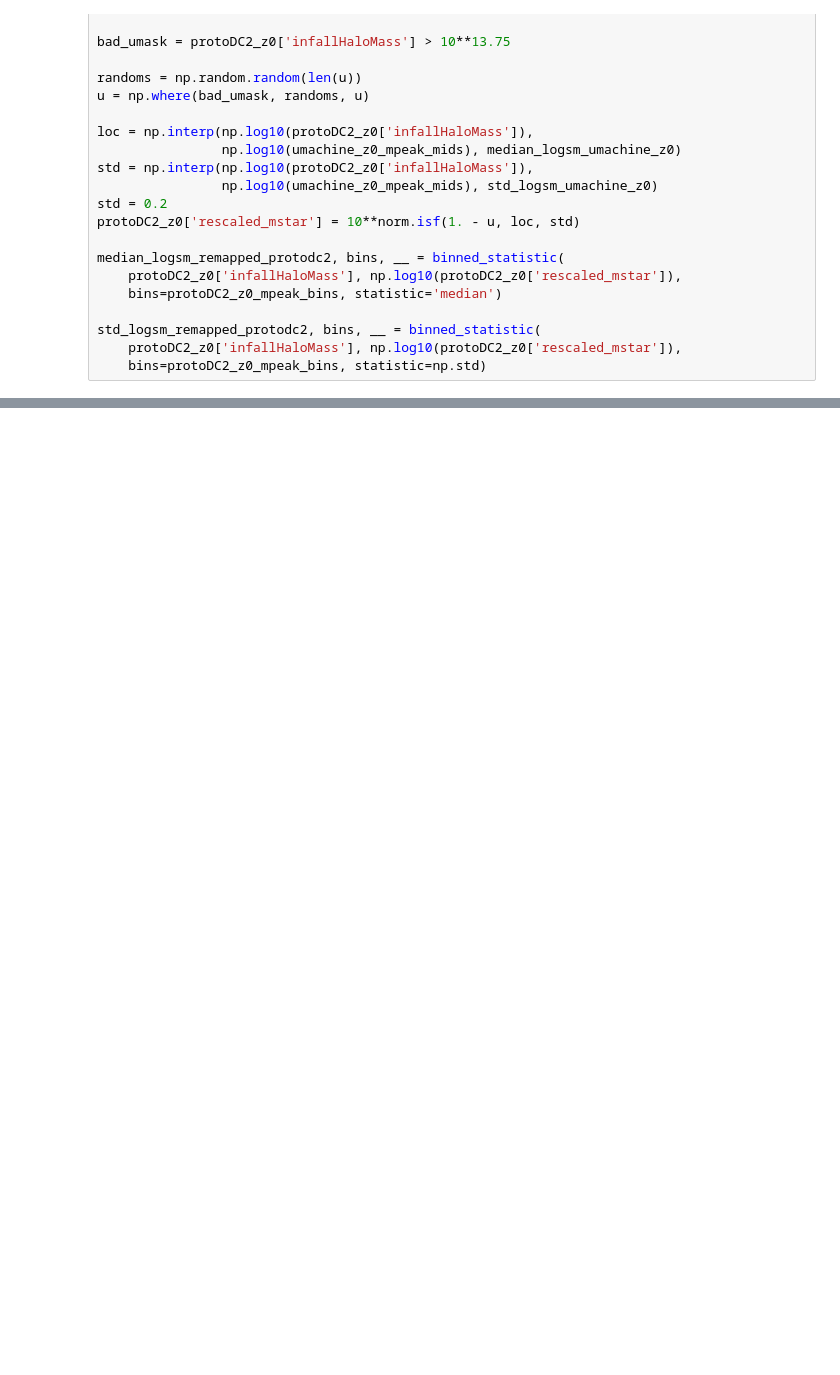
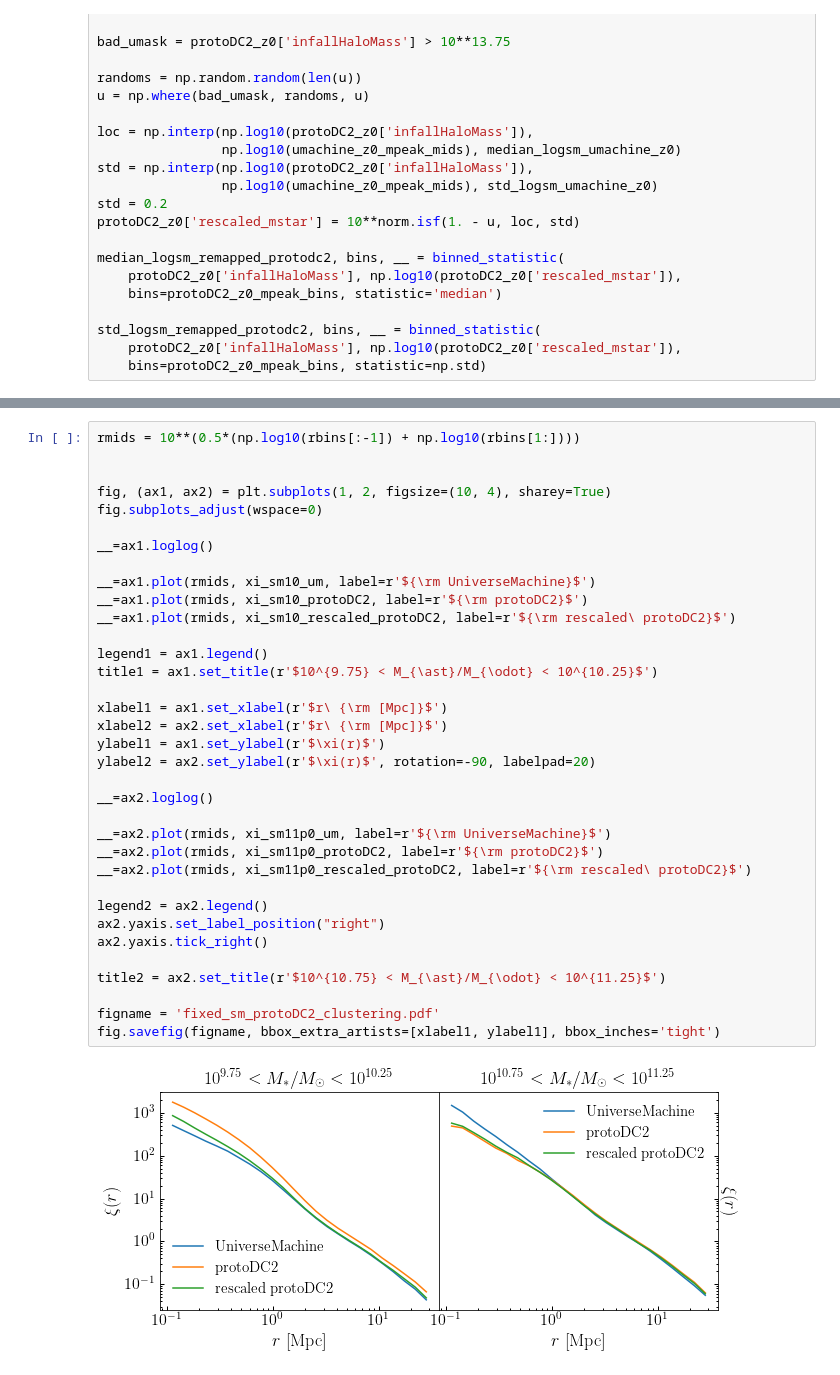
Before and after one commit to aphearin/rescaling_protoDC2, a Jupyter notebook: rescale_protoDC2_stellar_mass.ipynb, the cells around one changed output, grey strips where cells are left out. Saved outputs shown, nothing was run; the diff lists cells and outputs as text; blank space fills up the shorter version.

Commit message:
Updated notebook to test M*-dependent clustering, which looks good

```diff
--- a/rescale_protoDC2_stellar_mass.ipynb
+++ b/rescale_protoDC2_stellar_mass.ipynb
@@ -128,0 +205,37 @@ legend2 = ax2.legend()
+# %%
+rmids = 10**(0.5*(np.log10(rbins[:-1]) + np.log10(rbins[1:])))
+
+
+fig, (ax1, ax2) = plt.subplots(1, 2, figsize=(10, 4), sharey=True)
+fig.subplots_adjust(wspace=0)
+
+__=ax1.loglog()
+
+__=ax1.plot(rmids, xi_sm10_um, label=r'${\rm UniverseMachine}$')
+__=ax1.plot(rmids, xi_sm10_protoDC2, label=r'${\rm protoDC2}$')
+__=ax1.plot(rmids, xi_sm10_rescaled_protoDC2, label=r'${\rm rescaled\ protoDC2}$')
+
+legend1 = ax1.legend()
+title1 = ax1.set_title(r'$10^{9.75} < M_{\ast}/M_{\odot} < 10^{10.25}$')
+
+xlabel1 = ax1.set_xlabel(r'$r\ {\rm [Mpc]}$')
+xlabel2 = ax2.set_xlabel(r'$r\ {\rm [Mpc]}$')
+ylabel1 = ax1.set_ylabel(r'$\xi(r)$')
+ylabel2 = ax2.set_ylabel(r'$\xi(r)$', rotation=-90, labelpad=20)
+
+__=ax2.loglog()
+
+__=ax2.plot(rmids, xi_sm11p0_um, label=r'${\rm UniverseMachine}$')
+__=ax2.plot(rmids, xi_sm11p0_protoDC2, label=r'${\rm protoDC2}$')
+__=ax2.plot(rmids, xi_sm11p0_rescaled_protoDC2, label=r'${\rm rescaled\ protoDC2}$')
+
+legend2 = ax2.legend()
+ax2.yaxis.set_label_position("right")
+ax2.yaxis.tick_right()
+
+title2 = ax2.set_title(r'$10^{10.75} < M_{\ast}/M_{\odot} < 10^{11.25}$')
+
+figname = 'fixed_sm_protoDC2_clustering.pdf'
+fig.savefig(figname, bbox_extra_artists=[xlabel1, ylabel1], bbox_inches='tight')
+# %% [output]
+[figure, added]
```
Also changed, not shown: parts of 6 cells of this notebook, 4 other files.
